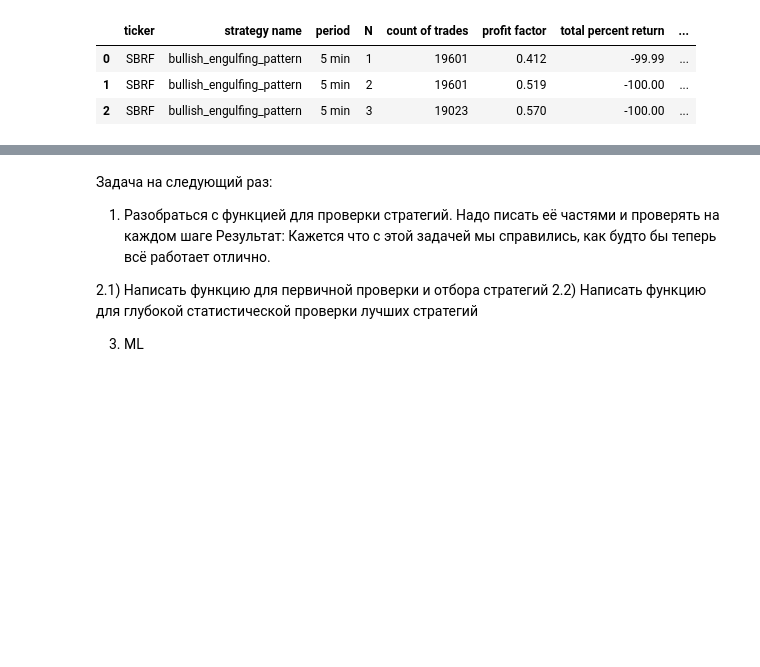
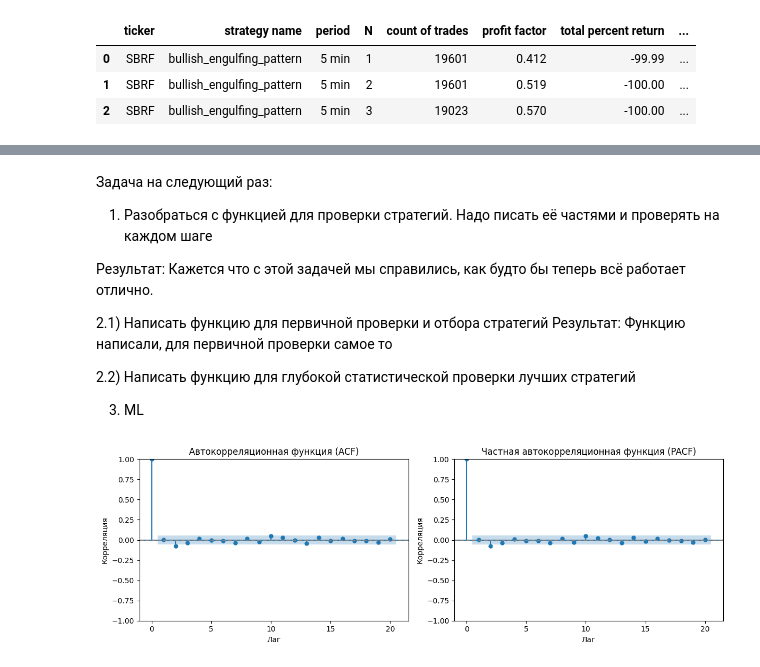
Before and after one commit to AlexKosuhin/AlgoTrading, a Jupyter notebook: Проект/Паттерн Бычье Поглощение.ipynb, the cells around one changed output, grey strips where cells are left out. Drawn from its saved outputs; the diff is of its cells as text; code cells hidden in the pictures; blank space fills up the shorter version.

Commit message:
сделали функцию для первичного анализа

```diff
--- a/Проект/Паттерн Бычье Поглощение.ipynb
+++ b/Проект/Паттерн Бычье Поглощение.ipynb
@@ -652,9 +460,40 @@ res = compare_strategies(sber_result_strategies, 'total_return (%)')
 Задача на следующий раз:
 
 1) Разобраться с функцией для проверки стратегий. Надо писать её частями и проверять на каждом шаге
+
 Результат: Кажется что с этой задачей мы справились, как будто бы теперь всё работает отлично.
 
 2.1) Написать функцию для первичной проверки и отбора стратегий
+Результат: Функцию написали, для первичной проверки самое то
+
 2.2) Написать функцию для глубокой статистической проверки лучших стратегий
 
 3) ML
+# %%
+from statsmodels.graphics.tsaplots import plot_acf, plot_pacf
+def plot_autocorrelation(returns, lags=20, figsize=(12, 4)):
+    """
+    Графики автокорреляции
+    """
+    fig, (ax1, ax2) = plt.subplots(1, 2, figsize=figsize)
+
+    # ACF
+    plot_acf(returns, lags=lags, ax=ax1)
+    ax1.set_title('Автокорреляционная функция (ACF)')
+    ax1.set_xlabel('Лаг')
+    ax1.set_ylabel('Корреляция')
+    ax1.axhline(0, linestyle='--', color='gray')
+
+    # PACF
+    plot_pacf(returns, lags=lags, ax=ax2)
+    ax2.set_title('Частная автокорреляционная функция (PACF)')
+    ax2.set_xlabel('Лаг')
+    ax2.set_ylabel('Корреляция')
+    ax2.axhline(0, linestyle='--', color='gray')
+
+    plt.tight_layout()
+    plt.show()
+
+plot_autocorrelation(sber_result_strategies[(sber_result_strategies['period'] == '1h') & (sber_result_strategies['N'] == 15)]['profit percent net'].iloc[0])
+# %% [output]
+[figure, added]
```
Also changed, not shown: parts of 3 cells of this notebook.
